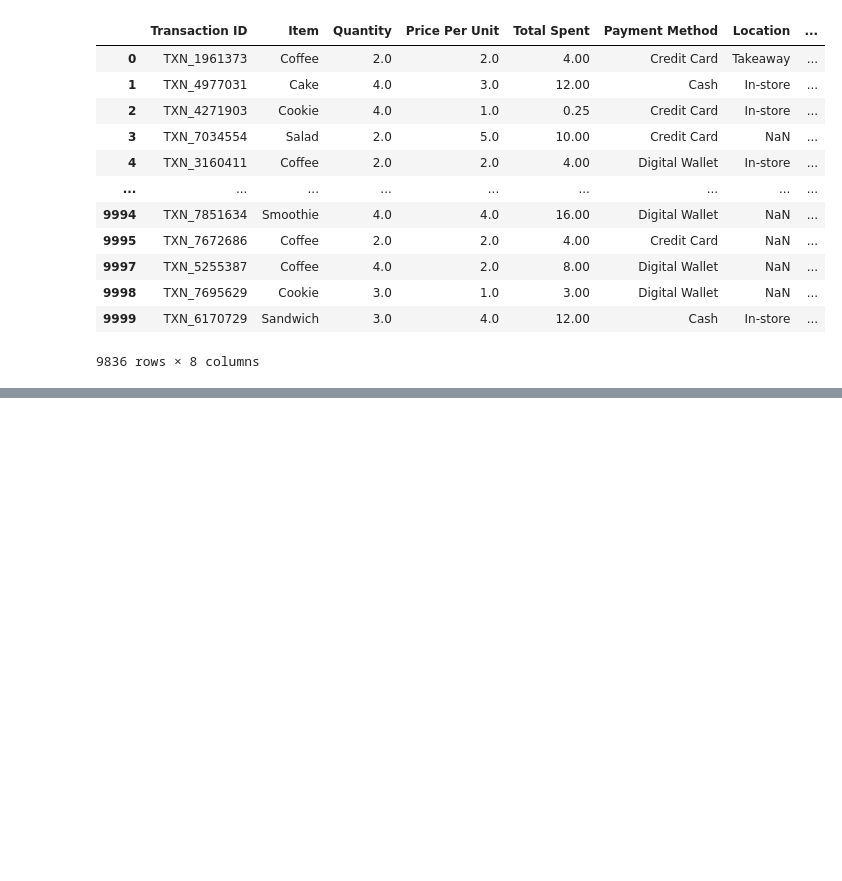
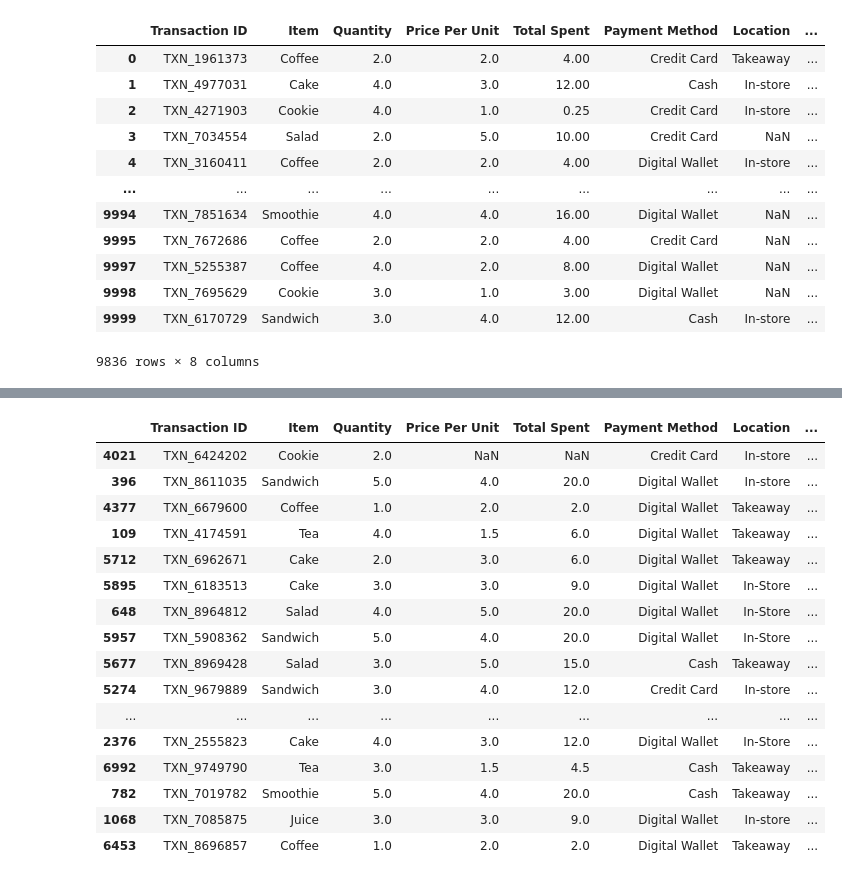
Before and after one commit to aayushmanz/Python-For-Data-Science, a Jupyter notebook: Pandas in Python/Practice in pandas/Practice_6_Dirty_cafe_sales.ipynb, the cells around one changed output, grey strips where cells are left out. Saved outputs shown, nothing was run; the diff lists cells and outputs as text; code cells hidden in the pictures; blank space fills up the shorter version.

```diff
--- a/Pandas in Python/Practice in pandas/Practice_6_Dirty_cafe_sales.ipynb
+++ b/Pandas in Python/Practice in pandas/Practice_6_Dirty_cafe_sales.ipynb
@@ -253 +253,24 @@ df['Location'].value_counts().plot(kind='pie')
 [figure]
+# %%
+mix = ['Takeaway','In-Store']
+df.loc[df['Location'].isna(), 'Location']=np.random.choice(mix, size=df['Location'].isna().sum())
+
+df.sample(30)
+# %% [output]
+|  | Transaction ID | Item | Quantity | Price Per Unit | Total Spent | Payment Method | Location | ... |
+| 4021 | TXN_6424202 | Cookie | 2.0 | NaN | NaN | Credit Card | In-store | ... |
+| 396 | TXN_8611035 | Sandwich | 5.0 | 4.0 | 20.0 | Digital Wallet | In-store | ... |
+| 4377 | TXN_6679600 | Coffee | 1.0 | 2.0 | 2.0 | Digital Wallet | Takeaway | ... |
+| 109 | TXN_4174591 | Tea | 4.0 | 1.5 | 6.0 | Digital Wallet | Takeaway | ... |
+| 5712 | TXN_6962671 | Cake | 2.0 | 3.0 | 6.0 | Digital Wallet | Takeaway | ... |
+| 5895 | TXN_6183513 | Cake | 3.0 | 3.0 | 9.0 | Digital Wallet | In-Store | ... |
+| 648 | TXN_8964812 | Salad | 4.0 | 5.0 | 20.0 | Digital Wallet | In-Store | ... |
+| 5957 | TXN_5908362 | Sandwich | 5.0 | 4.0 | 20.0 | Digital Wallet | In-Store | ... |
+| 5677 | TXN_8969428 | Salad | 3.0 | 5.0 | 15.0 | Cash | Takeaway | ... |
+| 5274 | TXN_9679889 | Sandwich | 3.0 | 4.0 | 12.0 | Credit Card | In-store | ... |
+| ... | ... | ... | ... | ... | ... | ... | ... | ... |
+| 2376 | TXN_2555823 | Cake | 4.0 | 3.0 | 12.0 | Digital Wallet | In-Store | ... |
+| 6992 | TXN_9749790 | Tea | 3.0 | 1.5 | 4.5 | Cash | Takeaway | ... |
+| 782 | TXN_7019782 | Smoothie | 5.0 | 4.0 | 20.0 | Cash | Takeaway | ... |
+| 1068 | TXN_7085875 | Juice | 3.0 | 3.0 | 9.0 | Digital Wallet | In-store | ... |
+| 6453 | TXN_8696857 | Coffee | 1.0 | 2.0 | 2.0 | Digital Wallet | Takeaway | ... |
```
Also changed, not shown: parts of 1 cell of this notebook.
